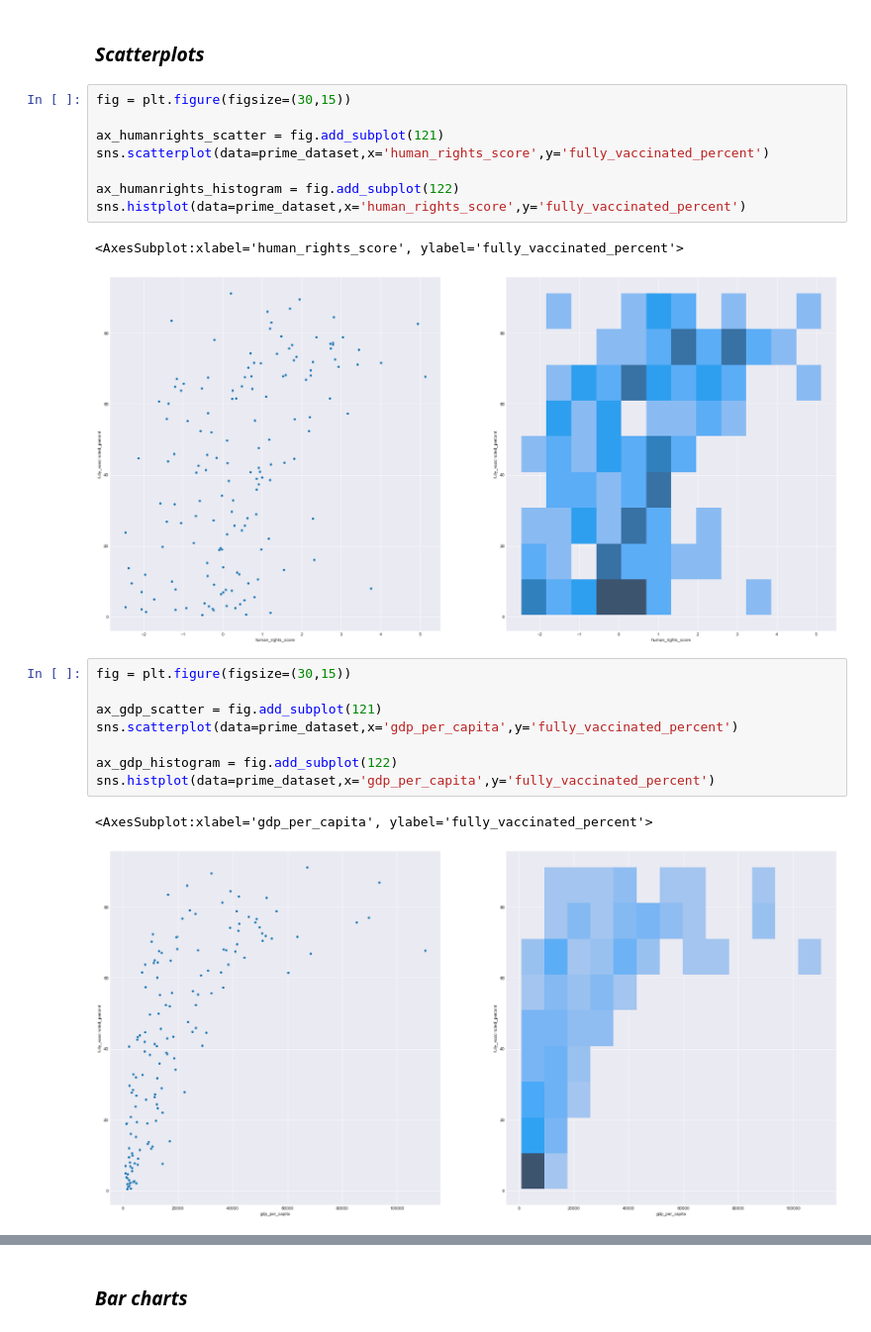
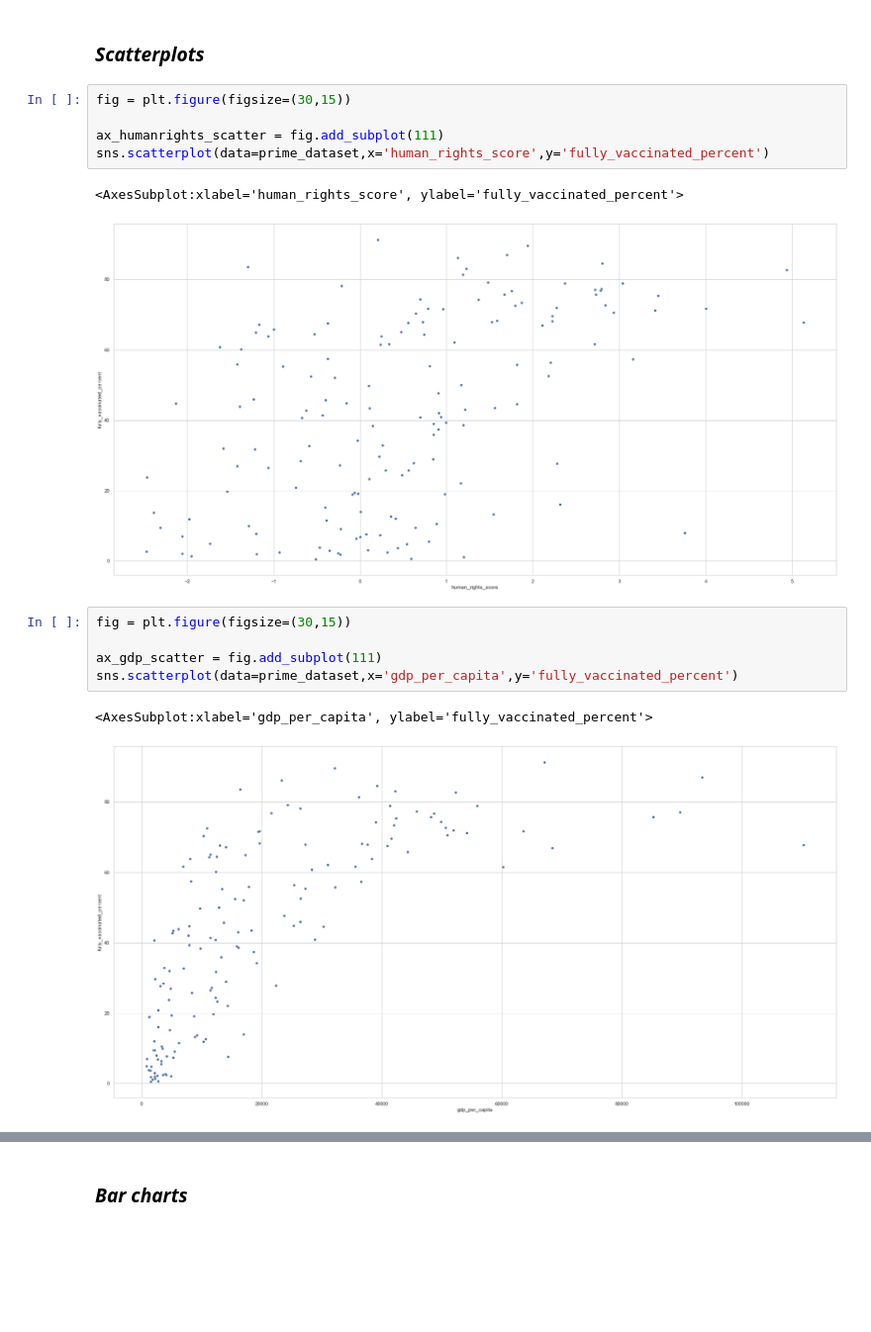
Before and after one commit to RuizLorenzoChavez/DATA100-Finals-COVID-Vaccination-Tracker, a Jupyter notebook: group1-data-storytelling.ipynb, the cells around one changed output, grey strips where cells are left out. Shown at 99% size. Cells and saved outputs as stored; diff of their text form; blank space fills up the shorter version.

```diff
--- a/group1-data-storytelling.ipynb
+++ b/group1-data-storytelling.ipynb
@@ -933,22 +975,16 @@ prime_dataset.sort_values(by='gdp_per_capita',ascending=False).head(15)
 # %%
 fig = plt.figure(figsize=(30,15))
 
-ax_humanrights_scatter = fig.add_subplot(121)
+ax_humanrights_scatter = fig.add_subplot(111)
 sns.scatterplot(data=prime_dataset,x='human_rights_score',y='fully_vaccinated_percent')
-
-ax_humanrights_histogram = fig.add_subplot(122)
-sns.histplot(data=prime_dataset,x='human_rights_score',y='fully_vaccinated_percent')
 # %% [output]
 <AxesSubplot:xlabel='human_rights_score', ylabel='fully_vaccinated_percent'>
-[figure, old version]
+[figure, new version]
 # %%
 fig = plt.figure(figsize=(30,15))
 
-ax_gdp_scatter = fig.add_subplot(121)
+ax_gdp_scatter = fig.add_subplot(111)
 sns.scatterplot(data=prime_dataset,x='gdp_per_capita',y='fully_vaccinated_percent')
-
-ax_gdp_histogram = fig.add_subplot(122)
-sns.histplot(data=prime_dataset,x='gdp_per_capita',y='fully_vaccinated_percent')
 # %% [output]
 <AxesSubplot:xlabel='gdp_per_capita', ylabel='fully_vaccinated_percent'>
-[figure, old version]
+[figure, new version]
```
Also changed, not shown: parts of 13 cells of this notebook.
